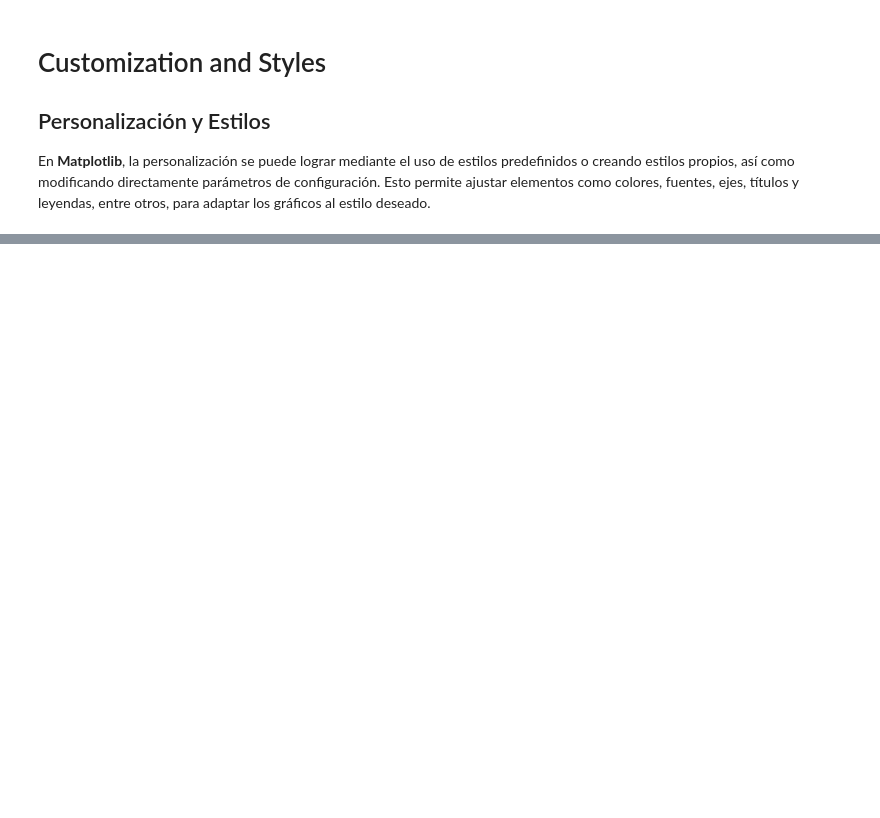
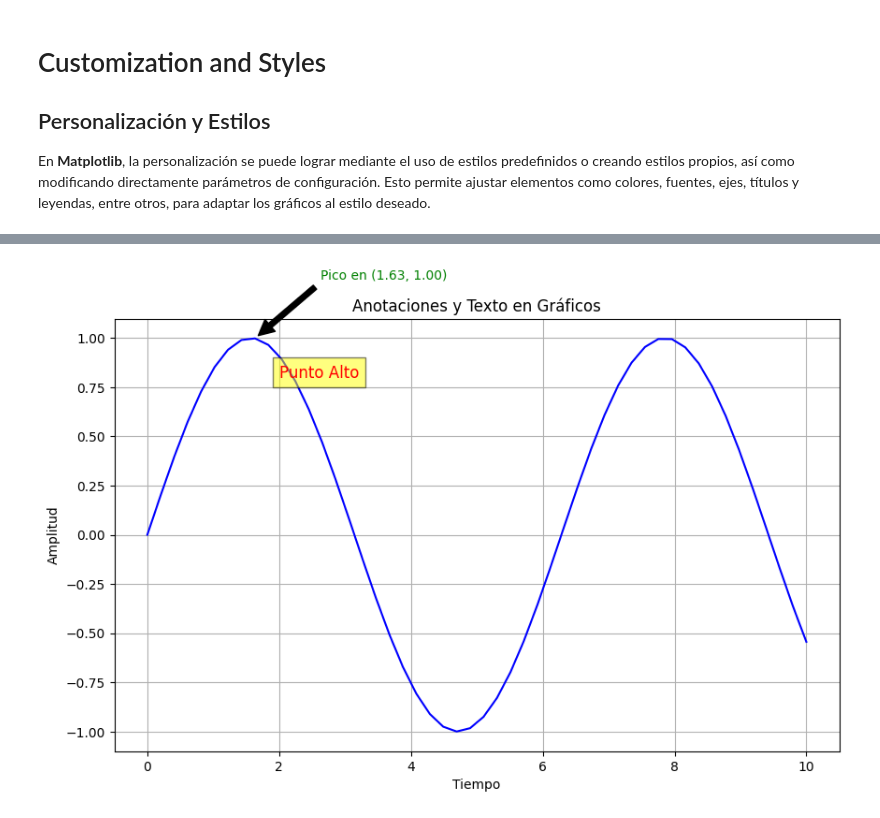
Before and after one commit to ayorick23/python-data-science-cheat-sheet, a Jupyter notebook: 03_matplotlib/03_customization_and_styles.ipynb, the cells around one changed output, grey strips where cells are left out. Cells and saved outputs as stored; diff of their text form; code cells hidden in the pictures; blank space fills up the shorter version.

```diff
--- a/03_matplotlib/03_customization_and_styles.ipynb
+++ b/03_matplotlib/03_customization_and_styles.ipynb
@@ -64,0 +158,29 @@ plt.show()
+# %%
+#Datos de ejemplo
+x = np.linspace(0, 10, 50)
+y = np.sin(x)
+
+plt.figure(figsize=(10, 6))
+plt.plot(x, y, 'b-')
+
+#Añadir un texto simple en el gráfico
+plt.text(2, 0.8, 'Punto Alto', fontsize=12, color='red',
+         bbox=dict(facecolor='yellow', alpha=0.5, pad=5))
+
+#Encontrar el punto máximo para la anotación
+max_y = np.max(y)
+max_x = x[np.argmax(y)]
+
+#Añadir una anotación con flecha
+plt.annotate(f'Pico en ({max_x:.2f}, {max_y:.2f})',
+             xy=(max_x, max_y), xytext=(max_x + 1, max_y + 0.3),
+             arrowprops=dict(facecolor='black', shrink=0.05),
+             fontsize=10, color='green')
+
+plt.title('Anotaciones y Texto en Gráficos')
+plt.xlabel('Tiempo')
+plt.ylabel('Amplitud')
+plt.grid(True)
+plt.show()
+# %% [output]
+[figure, added]
```
Also changed, not shown: parts of 17 cells of this notebook, 5 other files.
